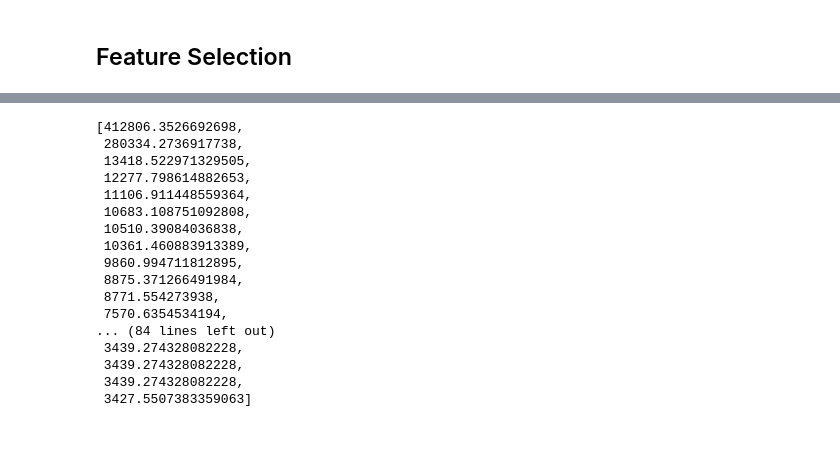
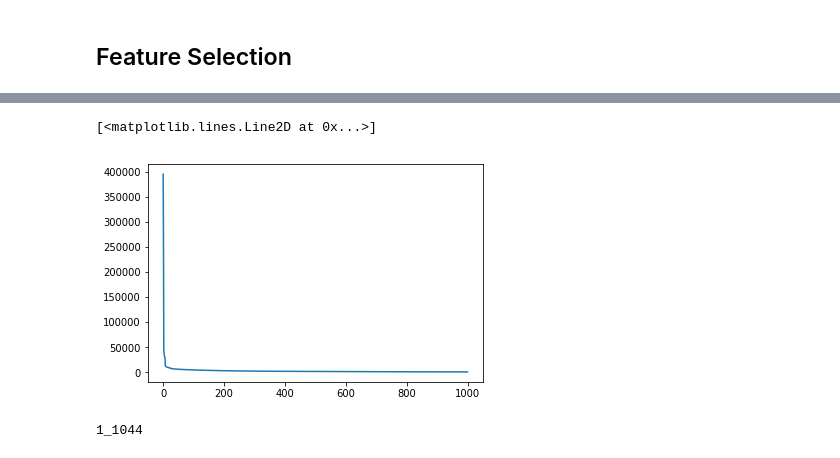
Before and after one commit to abchapman93/MADE_relations, a Jupyter notebook: Data Exploration.ipynb, the cells around one changed output, grey strips where cells are left out. Cells and saved outputs as stored; diff of their text form; code cells hidden in the pictures.

```diff
--- a/Data Exploration.ipynb
+++ b/Data Exploration.ipynb
@@ -629,20 +660,0 @@ plt.plot(x, scores)
-# %%
-scores[:100]
-# %% [output]
-[412806.3526692698,
- 280334.2736917738,
- 13418.522971329505,
- 12277.798614882653,
- 11106.911448559364,
- 10683.108751092808,
- 10510.39084036838,
- 10361.460883913389,
- 9860.994711812895,
- 8875.371266491984,
- 8771.554273938,
- 7570.6354534194,
-... (84 lines left out)
- 3439.274328082228,
- 3439.274328082228,
- 3439.274328082228,
- 3427.5507383359063]
@@ -648,0 +664,21 @@ scores[:100]
+# %%
+# Full model feature selection
+
+scores = os.path.join('.', 'feature_extraction', 'full_lex_feature_scores.txt')
+with open(scores) as f:
+    lines = f.read().splitlines()
+    names, scores = zip(*[line.split('\t') for line in lines][:1000])
+    scores = [float(s) for s in scores]
+
+
+x = range(len(names))
+plt.plot(x, scores)
+# %% [output]
+[<matplotlib.lines.Line2D at 0x...>]
+[figure, added]
+# %%
+for fname, doc in docs.items():
+    if "he does take about" in doc.text.lower():
+        print(doc.file_name); break
+# %% [output]
+1_1044
```
Also changed, not shown: parts of 5 cells of this notebook, 6 other files.
